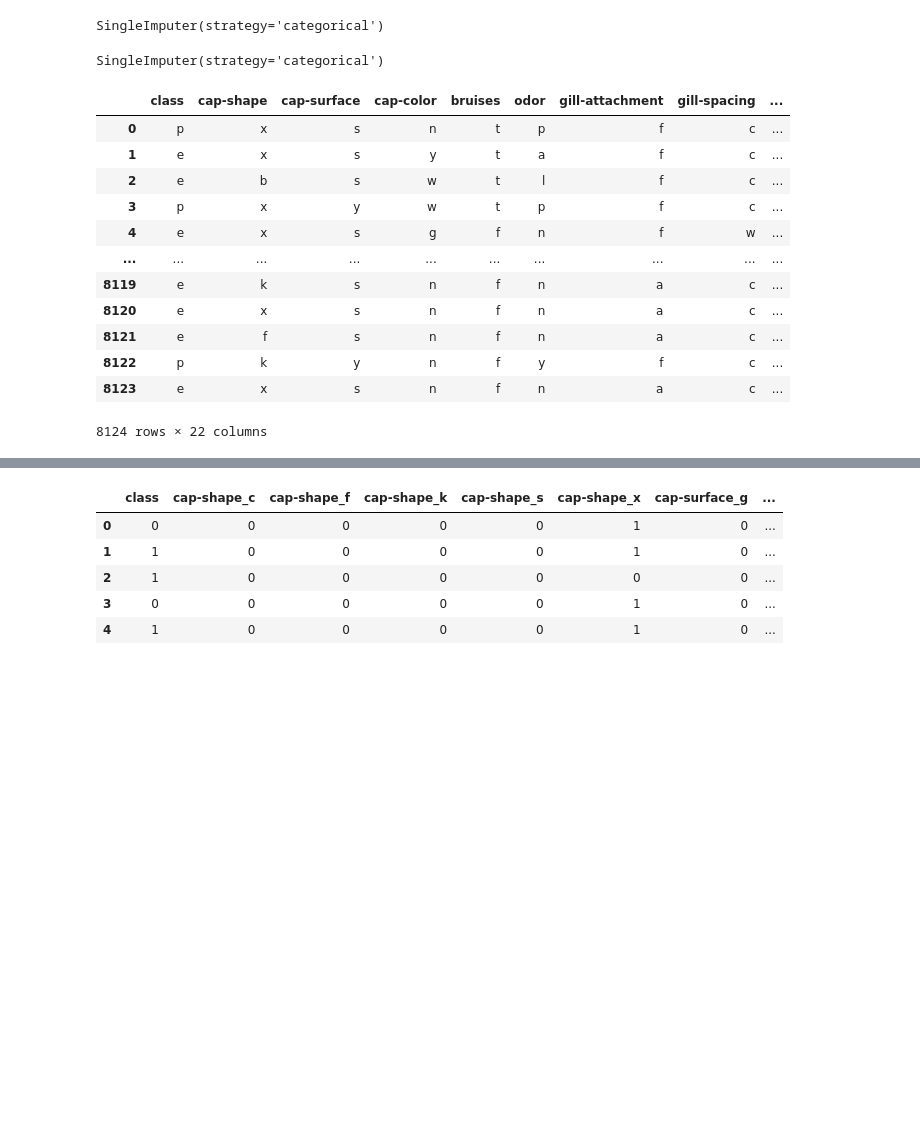
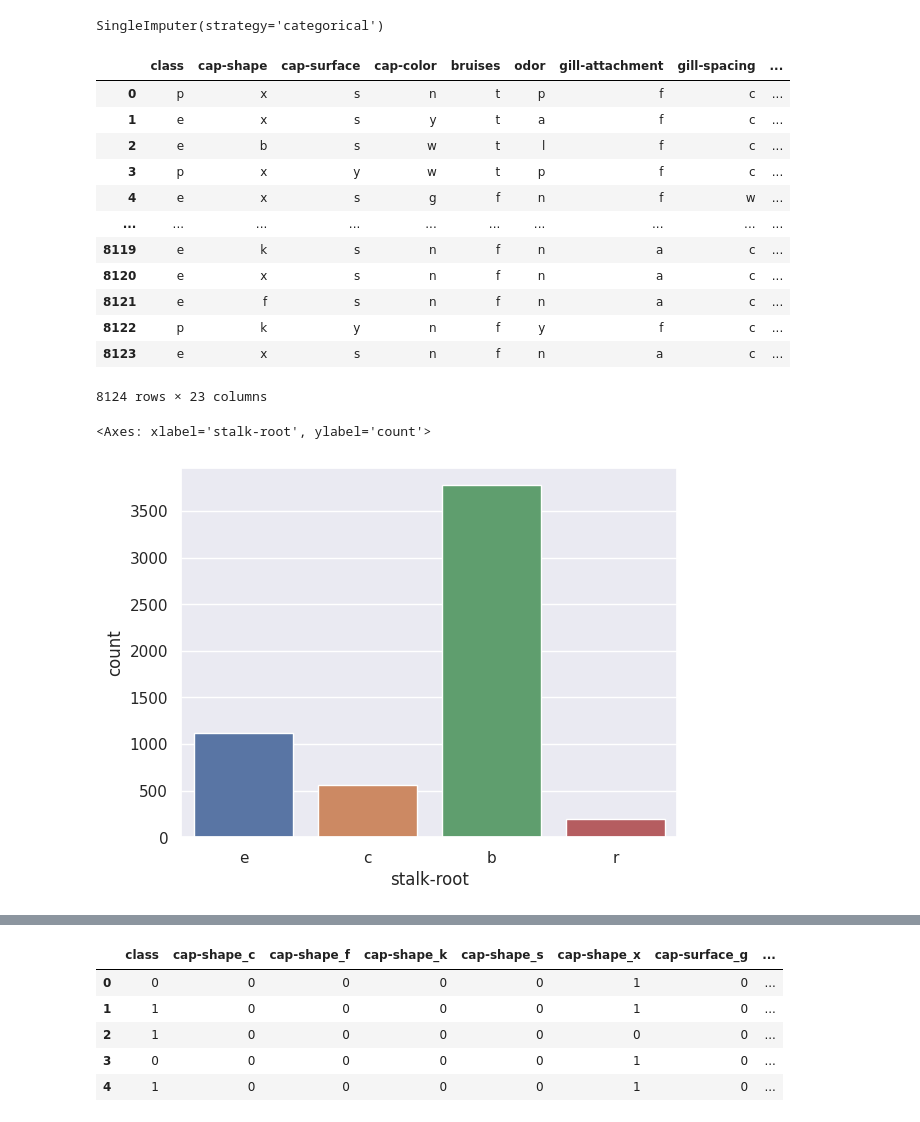
Before and after one commit to Imran0897/End_To_End_ML_Project_Mushroom_Classification, a Jupyter notebook: Notebook/End_To_End_ML_Project_Mushroom_Classification.ipynb, the cells around one changed output, grey strips where cells are left out. Drawn from its saved outputs; the diff is of its cells as text; code cells hidden in the pictures; blank space fills up the shorter version.

```diff
--- a/Notebook/End_To_End_ML_Project_Mushroom_Classification.ipynb
+++ b/Notebook/End_To_End_ML_Project_Mushroom_Classification.ipynb
@@ -157,5 +199,3 @@ population 6
 habitat 7
 # %% [markdown]
 Notice that "veil-type" column has only one unique category. This column won't give much information ,so let's drop it.
-# %%
-df = df.drop(['veil-type'],axis=1)
@@ -164,12 +202,10 @@ impute = SingleImputer(strategy='categorical')
+# %%
+impute = SingleImputer(copy=True, imp_kwgs=None, predictors='all', seed=None,
+              strategy='categorical', visit='default')
 # %%
 impute.fit(df)
 # %% [output]
 SingleImputer(strategy='categorical')
-# %%
-SingleImputer(copy=True, imp_kwgs=None, predictors='all', seed=None,
-              strategy='categorical', visit='default')
-# %% [output]
-SingleImputer(strategy='categorical')
 # %%
 new_df =impute.transform(df)
 # %%
@@ -187,4 +223,9 @@ new_df
 | 8121 | e | f | s | n | f | n | a | c | ... |
 | 8122 | p | k | y | n | f | y | f | c | ... |
 | 8123 | e | x | s | n | f | n | a | c | ... |
-8124 rows × 22 columns
+8124 rows × 23 columns
+# %%
+sns.countplot(x = "stalk-root",data=df)
+# %% [output]
+<Axes: xlabel='stalk-root', ylabel='count'>
+[figure, added]
```
Also changed, not shown: parts of 13 cells of this notebook, 1 other file.
